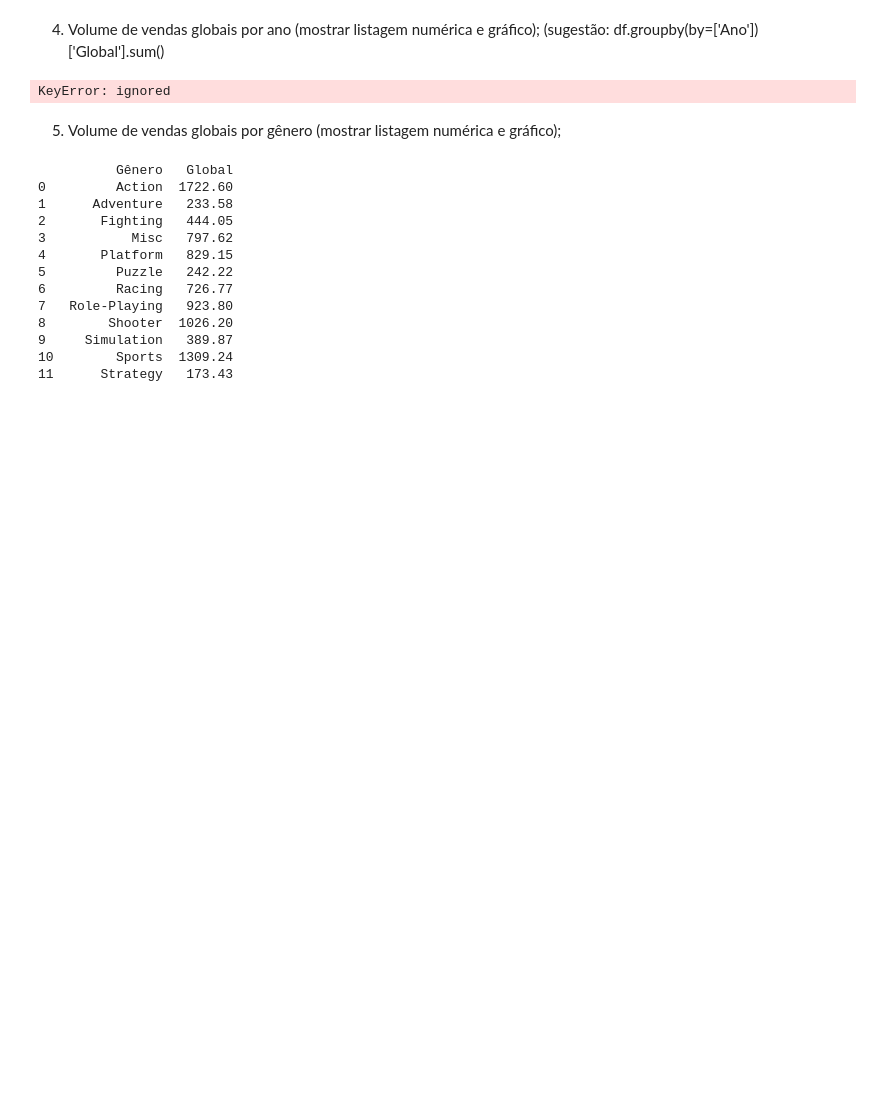
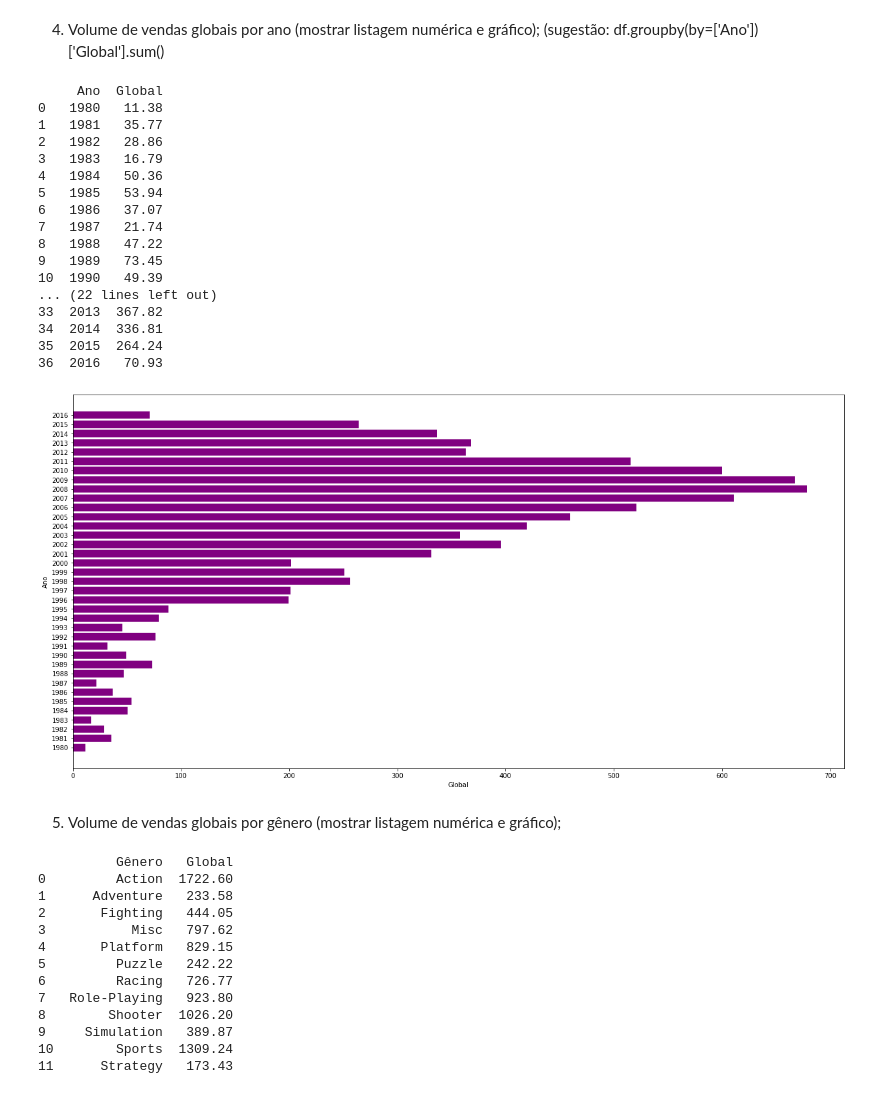
Before and after one commit to nicholascfp/Mentoring-II-Projeto-CEPOC-Linguagens, a Jupyter notebook: Notebooks/Tarefa_3_6_Nícholas.ipynb, the cells around one changed output. Cells and saved outputs as stored; diff of their text form; code cells hidden in the pictures; blank space fills up the shorter version.

```diff
--- a/Notebooks/Tarefa_3_6_Nícholas.ipynb
+++ b/Notebooks/Tarefa_3_6_Nícholas.ipynb
@@ -193,11 +193,40 @@ dtype: int64
 [interactive output not drawn]
 # %% [markdown]
 4. Volume de vendas globais por ano (mostrar listagem numérica e gráfico); (sugestão: df.groupby(by=['Ano'])['Global'].sum()
-# %%
-volume_year = df.groupby(by = ['Ano'], as_index = False)['Global'].sum()
-df['Volume']
-# %% [output]
-KeyError: ignored
+# %%
+volume_year = df.groupby(by = ['Ano'], as_index = False)['Global'].sum()
+print(volume_year)
+plt.barh(volume_year['Ano'], volume_year['Global'], color='purple')
+plt.subplots_adjust(left   = 1.50,
+                    bottom = 3.00,
+                    right  = 4.25,
+                    top    = 5.00,
+                    wspace = 0.25,
+                    hspace = 2.00)
+
+plt.yticks(range(volume_year['Ano'].min(), volume_year['Ano'].max() + 1))
+plt.xlabel('Global')
+plt.ylabel('Ano')
+plt.show()
+# %% [output]
+     Ano  Global
+0   1980   11.38
+1   1981   35.77
+2   1982   28.86
+3   1983   16.79
+4   1984   50.36
+5   1985   53.94
+6   1986   37.07
+7   1987   21.74
+8   1988   47.22
+9   1989   73.45
+10  1990   49.39
+... (22 lines left out)
+33  2013  367.82
+34  2014  336.81
+35  2015  264.24
+36  2016   70.93
+[figure, added]
 # %% [markdown]
 5. Volume de vendas globais por gênero (mostrar listagem numérica e gráfico);
 # %%
```
